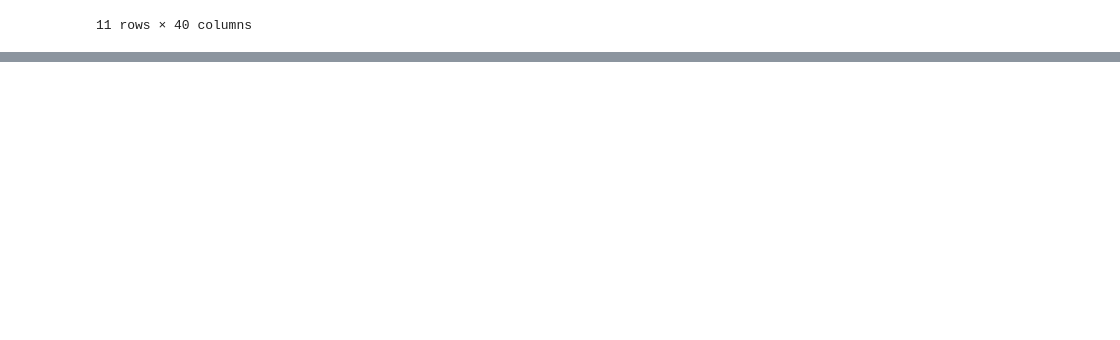
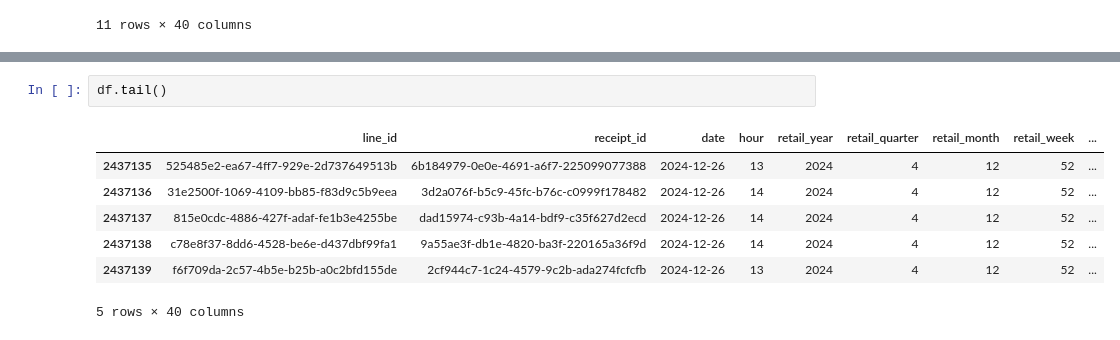
Before and after one commit to geramargonzalez/sales-revenue-datascience, a Jupyter notebook: sales-revenue-jewery.ipynb, the cells around one changed output, grey strips where cells are left out. Drawn from its saved outputs; the diff is of its cells as text; blank space fills up the shorter version.

```diff
--- a/sales-revenue-jewery.ipynb
+++ b/sales-revenue-jewery.ipynb
@@ -77,0 +94,10 @@ pd.DataFrame({
+# %%
+df.tail()
+# %% [output]
+|  | line_id | receipt_id | date | hour | retail_year | retail_quarter | retail_month | retail_week | ... |
+| 2437135 | 525485e2-ea67-4ff7-929e-2d737649513b | 6b184979-0e0e-4691-a6f7-225099077388 | 2024-12-26 | 13 | 2024 | 4 | 12 | 52 | ... |
+| 2437136 | 31e2500f-1069-4109-bb85-f83d9c5b9eea | 3d2a076f-b5c9-45fc-b76c-c0999f178482 | 2024-12-26 | 14 | 2024 | 4 | 12 | 52 | ... |
+| 2437137 | 815e0cdc-4886-427f-adaf-fe1b3e4255be | dad15974-c93b-4a14-bdf9-c35f627d2ecd | 2024-12-26 | 14 | 2024 | 4 | 12 | 52 | ... |
+| 2437138 | c78e8f37-8dd6-4528-be6e-d437dbf99fa1 | 9a55ae3f-db1e-4820-ba3f-220165a36f9d | 2024-12-26 | 14 | 2024 | 4 | 12 | 52 | ... |
+| 2437139 | f6f709da-2c57-4b5e-b25b-a0c2bfd155de | 2cf944c7-1c24-4579-9c2b-ada274fcfcfb | 2024-12-26 | 13 | 2024 | 4 | 12 | 52 | ... |
+5 rows × 40 columns
```
Also changed, not shown: parts of 7 cells of this notebook, 3 other files.
